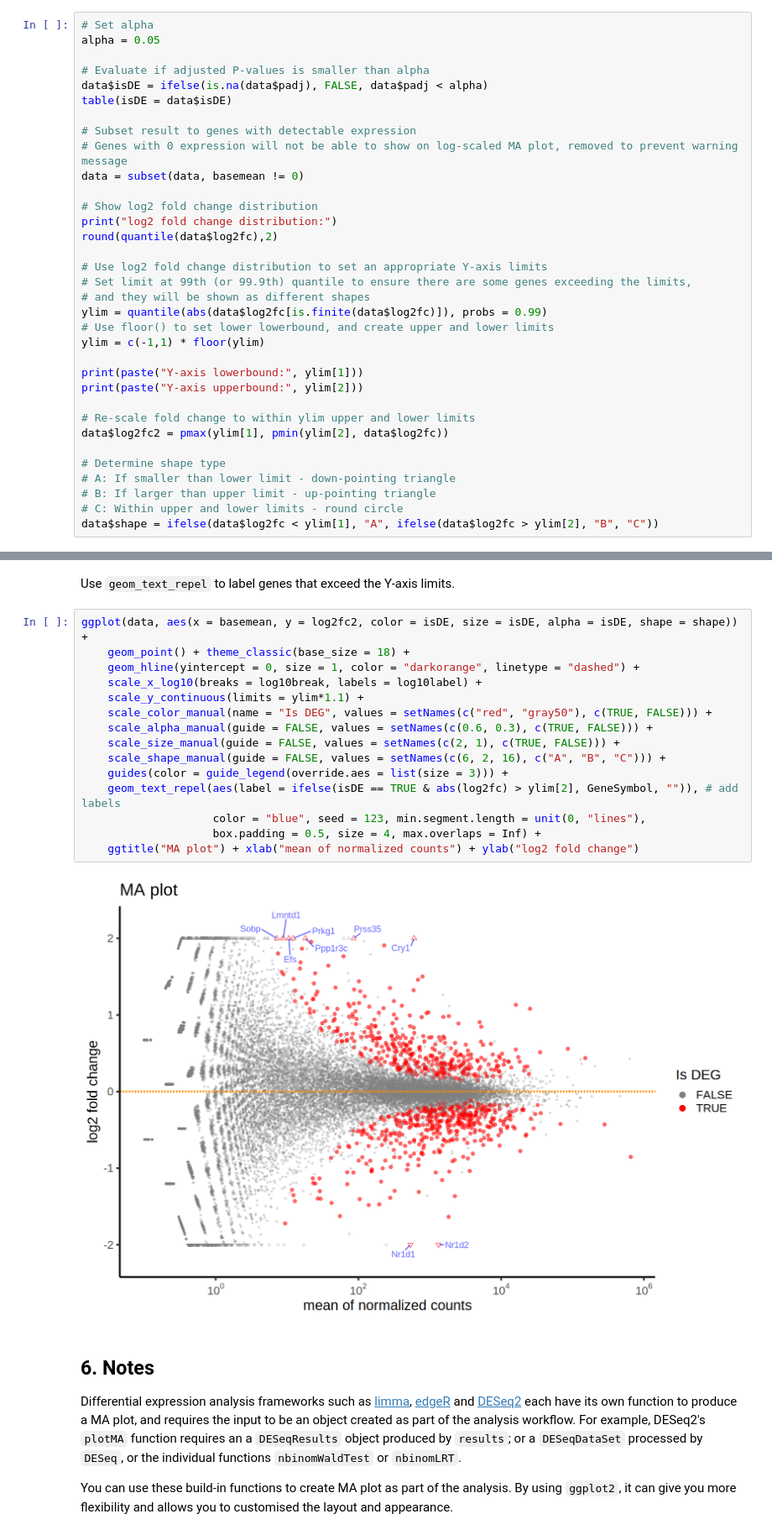
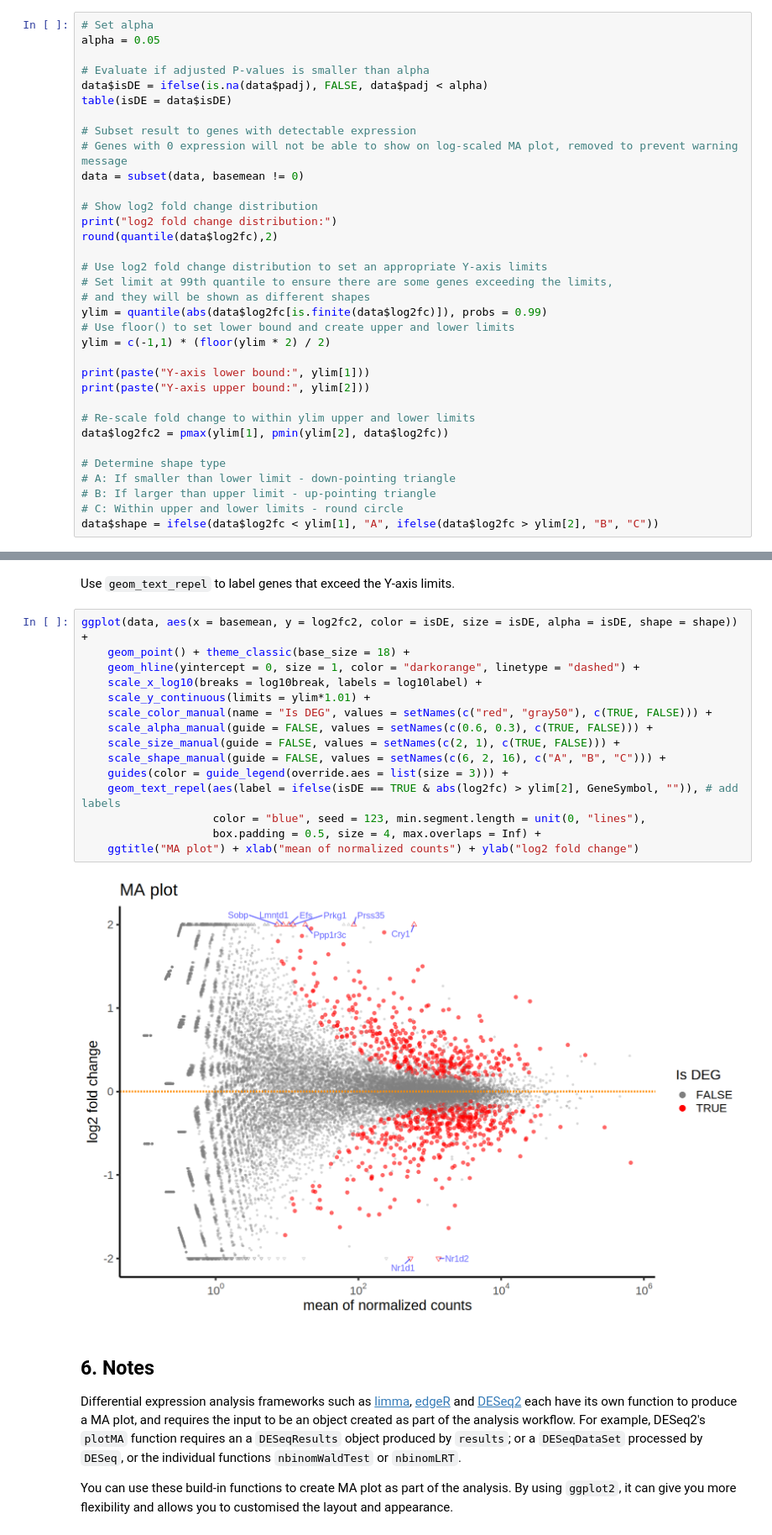
Before and after one commit to ycl6/Simple-R-gists, a Jupyter notebook: RNA-seq_DEA_MA-plot/RNA-seq_DEA_MA-plot.ipynb, the cells around one changed output, grey strips where cells are left out. Shown at 84% size. Drawn from its saved outputs; the diff is of its cells as text.

Commit message:
Change ylim calculation and comments

```diff
--- a/RNA-seq_DEA_MA-plot/RNA-seq_DEA_MA-plot.ipynb
+++ b/RNA-seq_DEA_MA-plot/RNA-seq_DEA_MA-plot.ipynb
@@ -75,14 +75,14 @@ print("log2 fold change distribution:")
 round(quantile(data$log2fc),2)
 
 # Use log2 fold change distribution to set an appropriate Y-axis limits
-# Set limit at 99th (or 99.9th) quantile to ensure there are some genes exceeding the limits,
+# Set limit at 99th quantile to ensure there are some genes exceeding the limits,
 # and they will be shown as different shapes
 ylim = quantile(abs(data$log2fc[is.finite(data$log2fc)]), probs = 0.99)
-# Use floor() to set lower lowerbound, and create upper and lower limits
-ylim = c(-1,1) * floor(ylim)
+# Use floor() to set lower bound and create upper and lower limits
+ylim = c(-1,1) * (floor(ylim * 2) / 2)
 
-print(paste("Y-axis lowerbound:", ylim[1]))
-print(paste("Y-axis upperbound:", ylim[2]))
+print(paste("Y-axis lower bound:", ylim[1]))
+print(paste("Y-axis upper bound:", ylim[2]))
 
 # Re-scale fold change to within ylim upper and lower limits
 data$log2fc2 = pmax(ylim[1], pmin(ylim[2], data$log2fc))
@@ -162,20 +162,20 @@ Use `geom_text_repel` to label genes that exceed the Y-axis limits.
 # %%
 ggplot(data, aes(x = basemean, y = log2fc2, color = isDE, size = isDE, alpha = isDE, shape = shape)) +
     geom_point() + theme_classic(base_size = 18) +
     geom_hline(yintercept = 0, size = 1, color = "darkorange", linetype = "dashed") +
     scale_x_log10(breaks = log10break, labels = log10label) +
-    scale_y_continuous(limits = ylim*1.1) +
+    scale_y_continuous(limits = ylim*1.01) +
     scale_color_manual(name = "Is DEG", values = setNames(c("red", "gray50"), c(TRUE, FALSE))) +
     scale_alpha_manual(guide = FALSE, values = setNames(c(0.6, 0.3), c(TRUE, FALSE))) +
     scale_size_manual(guide = FALSE, values = setNames(c(2, 1), c(TRUE, FALSE))) +
     scale_shape_manual(guide = FALSE, values = setNames(c(6, 2, 16), c("A", "B", "C"))) +
     guides(color = guide_legend(override.aes = list(size = 3))) +
     geom_text_repel(aes(label = ifelse(isDE == TRUE & abs(log2fc) > ylim[2], GeneSymbol, "")), # add labels
                     color = "blue", seed = 123, min.segment.length = unit(0, "lines"),
                     box.padding = 0.5, size = 4, max.overlaps = Inf) +
     ggtitle("MA plot") + xlab("mean of normalized counts") + ylab("log2 fold change")
 # %% [output]
-[figure, old version]
+[figure, new version]
 # %% [markdown]
 ## 6. Notes
 
```
Also changed, not shown: parts of 2 cells of this notebook.
